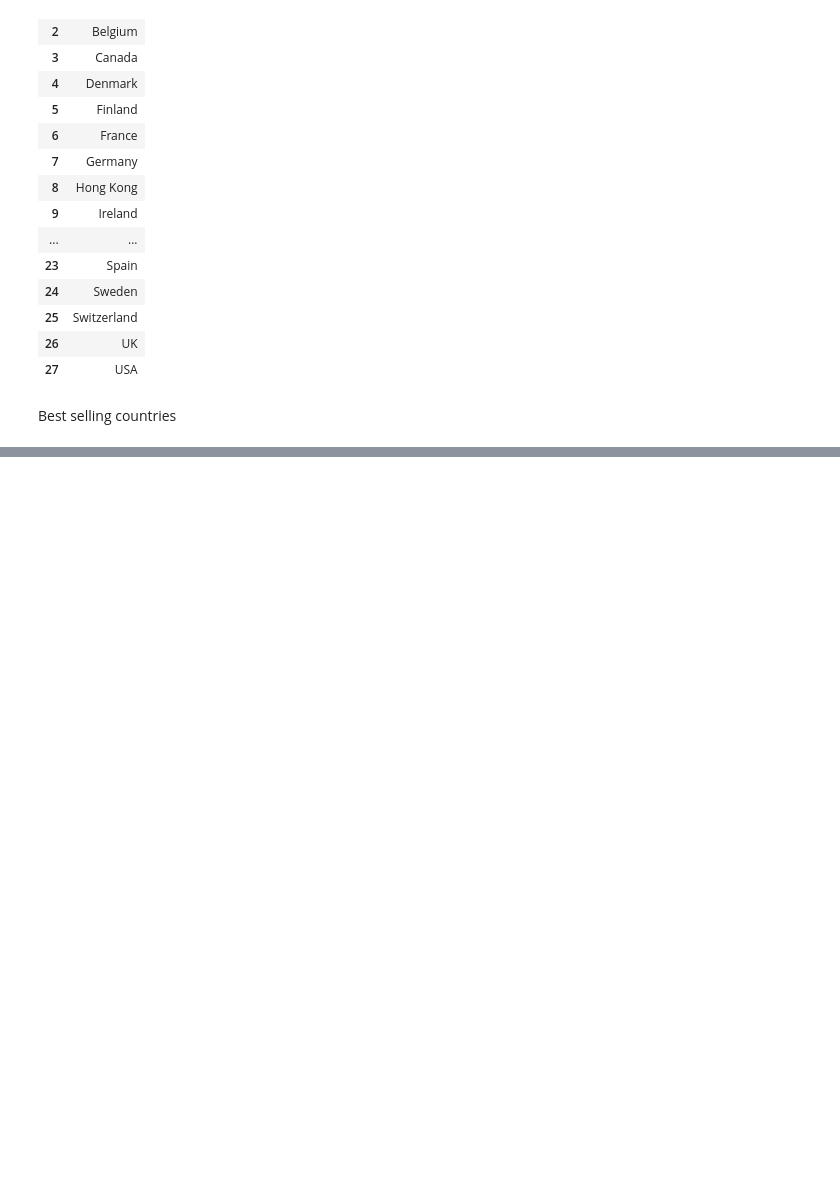
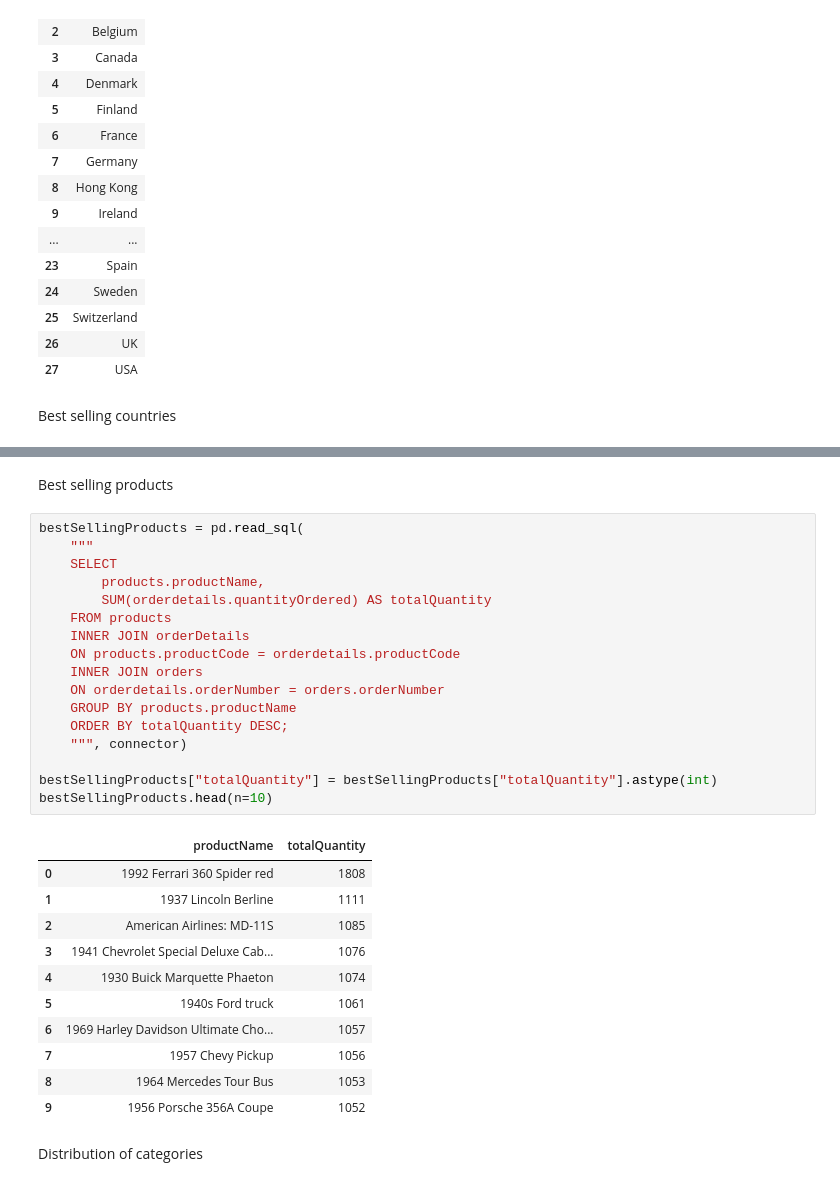
Before and after one commit to OgrodowskiJedrzej/Sales-Analysis, a Jupyter notebook: main.ipynb, the cells around one changed output, grey strips where cells are left out. Saved outputs shown, nothing was run; the diff lists cells and outputs as text; blank space fills up the shorter version.

Commit message:
Added best selling products

```diff
--- a/main.ipynb
+++ b/main.ipynb
@@ -77 +80,34 @@ Text(0, 0.5, 'Number of orders in total')
 [figure]
+# %% [markdown]
+Best selling products
+# %%
+bestSellingProducts = pd.read_sql(
+    """
+    SELECT
+        products.productName,
+        SUM(orderdetails.quantityOrdered) AS totalQuantity
+    FROM products
+    INNER JOIN orderDetails
+    ON products.productCode = orderdetails.productCode
+    INNER JOIN orders
+    ON orderdetails.orderNumber = orders.orderNumber
+    GROUP BY products.productName
+    ORDER BY totalQuantity DESC;
+    """, connector)
+
+bestSellingProducts["totalQuantity"] = bestSellingProducts["totalQuantity"].astype(int)
+bestSellingProducts.head(n=10)
+# %% [output]
+|  | productName | totalQuantity |
+| 0 | 1992 Ferrari 360 Spider red | 1808 |
+| 1 | 1937 Lincoln Berline | 1111 |
+| 2 | American Airlines: MD-11S | 1085 |
+| 3 | 1941 Chevrolet Special Deluxe Cab... | 1076 |
+| 4 | 1930 Buick Marquette Phaeton | 1074 |
+| 5 | 1940s Ford truck | 1061 |
+| 6 | 1969 Harley Davidson Ultimate Cho... | 1057 |
+| 7 | 1957 Chevy Pickup | 1056 |
+| 8 | 1964 Mercedes Tour Bus | 1053 |
+| 9 | 1956 Porsche 356A Coupe | 1052 |
+# %% [markdown]
+Distribution of categories
```
Also changed, not shown: parts of 4 cells of this notebook.
